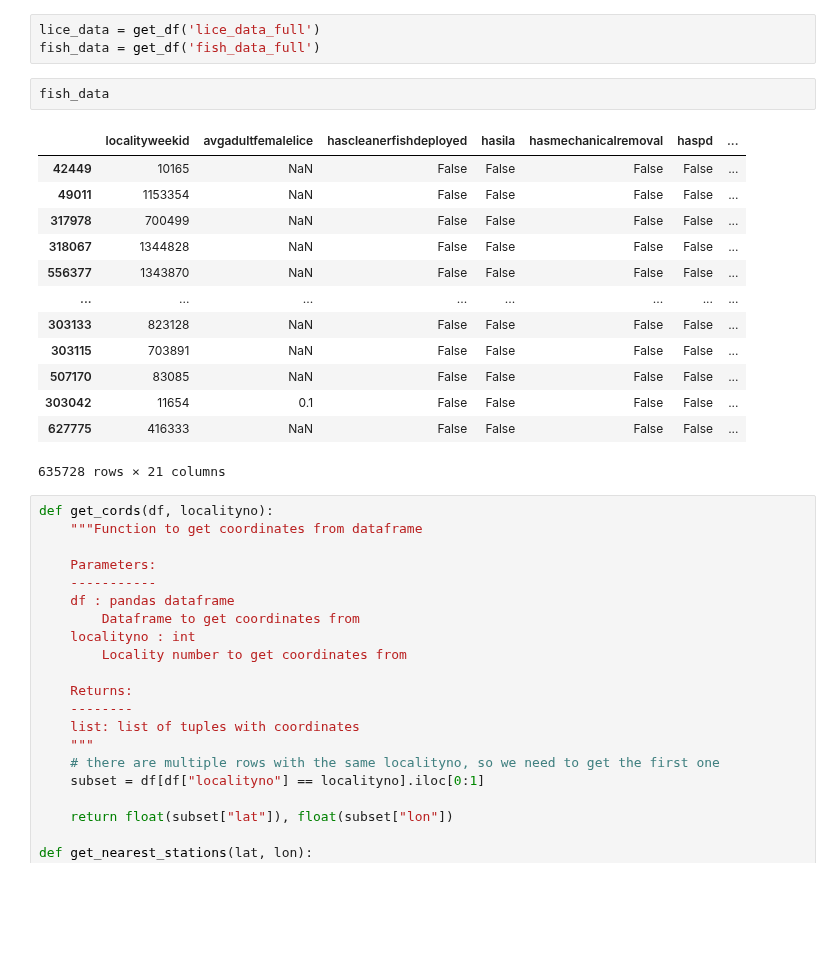
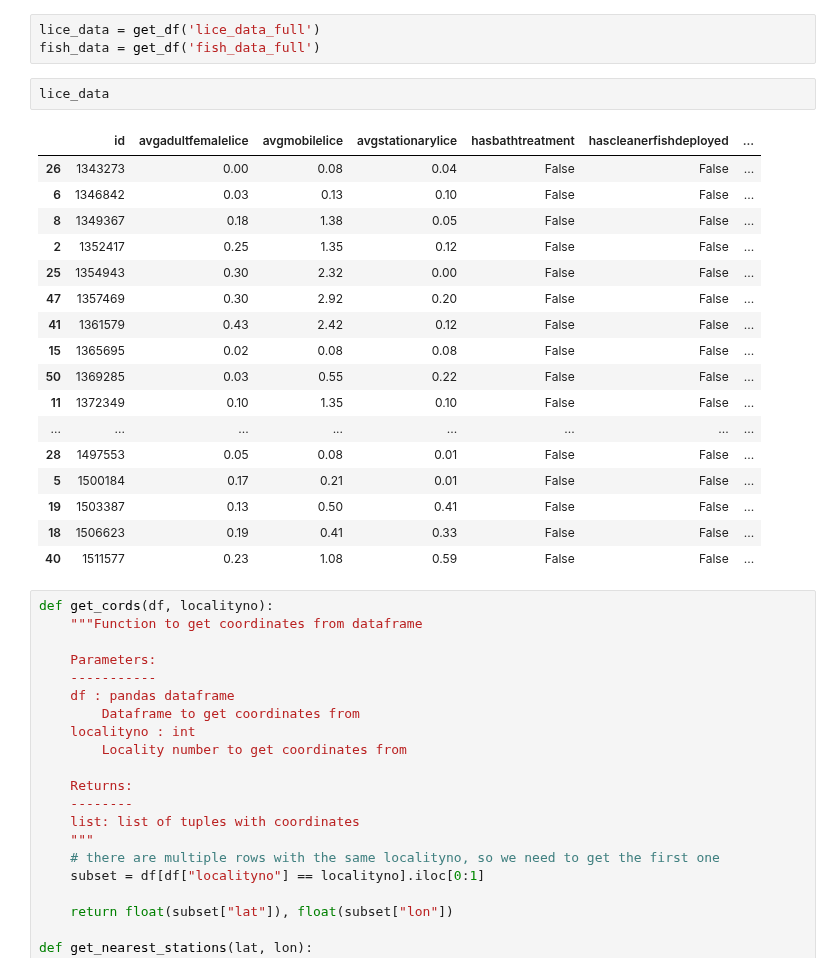
Before and after one commit to erlendrisvik/Compulsories, a Jupyter notebook: CA4/CA4/data_handler_nbook.ipynb, the cells around one changed output. Cells and saved outputs as stored; diff of their text form; blank space fills up the shorter version.

```diff
--- a/CA4/CA4/data_handler_nbook.ipynb
+++ b/CA4/CA4/data_handler_nbook.ipynb
@@ -402,22 +386,26 @@ spark = SparkSession.builder.appName('SparkCassandraApp').\
 # %%
 lice_data = get_df('lice_data_full')
 fish_data = get_df('fish_data_full')
-# %%
-fish_data
-# %% [output]
-|  | localityweekid | avgadultfemalelice | hascleanerfishdeployed | hasila | hasmechanicalremoval | haspd | ... |
-| 42449 | 10165 | NaN | False | False | False | False | ... |
-| 49011 | 1153354 | NaN | False | False | False | False | ... |
-| 317978 | 700499 | NaN | False | False | False | False | ... |
-| 318067 | 1344828 | NaN | False | False | False | False | ... |
-| 556377 | 1343870 | NaN | False | False | False | False | ... |
-| ... | ... | ... | ... | ... | ... | ... | ... |
-| 303133 | 823128 | NaN | False | False | False | False | ... |
-| 303115 | 703891 | NaN | False | False | False | False | ... |
-| 507170 | 83085 | NaN | False | False | False | False | ... |
-| 303042 | 11654 | 0.1 | False | False | False | False | ... |
-| 627775 | 416333 | NaN | False | False | False | False | ... |
-635728 rows × 21 columns
+# %%
+lice_data
+# %% [output]
+|  | id | avgadultfemalelice | avgmobilelice | avgstationarylice | hasbathtreatment | hascleanerfishdeployed | ... |
+| 26 | 1343273 | 0.00 | 0.08 | 0.04 | False | False | ... |
+| 6 | 1346842 | 0.03 | 0.13 | 0.10 | False | False | ... |
+| 8 | 1349367 | 0.18 | 1.38 | 0.05 | False | False | ... |
+| 2 | 1352417 | 0.25 | 1.35 | 0.12 | False | False | ... |
+| 25 | 1354943 | 0.30 | 2.32 | 0.00 | False | False | ... |
+| 47 | 1357469 | 0.30 | 2.92 | 0.20 | False | False | ... |
+| 41 | 1361579 | 0.43 | 2.42 | 0.12 | False | False | ... |
+| 15 | 1365695 | 0.02 | 0.08 | 0.08 | False | False | ... |
+| 50 | 1369285 | 0.03 | 0.55 | 0.22 | False | False | ... |
+| 11 | 1372349 | 0.10 | 1.35 | 0.10 | False | False | ... |
+| ... | ... | ... | ... | ... | ... | ... | ... |
+| 28 | 1497553 | 0.05 | 0.08 | 0.01 | False | False | ... |
+| 5 | 1500184 | 0.17 | 0.21 | 0.01 | False | False | ... |
+| 19 | 1503387 | 0.13 | 0.50 | 0.41 | False | False | ... |
+| 18 | 1506623 | 0.19 | 0.41 | 0.33 | False | False | ... |
+| 40 | 1511577 | 0.23 | 1.08 | 0.59 | False | False | ... |
 # %%
 def get_cords(df, localityno):
     """Function to get coordinates from dataframe
```
Also changed, not shown: parts of 10 cells of this notebook.
